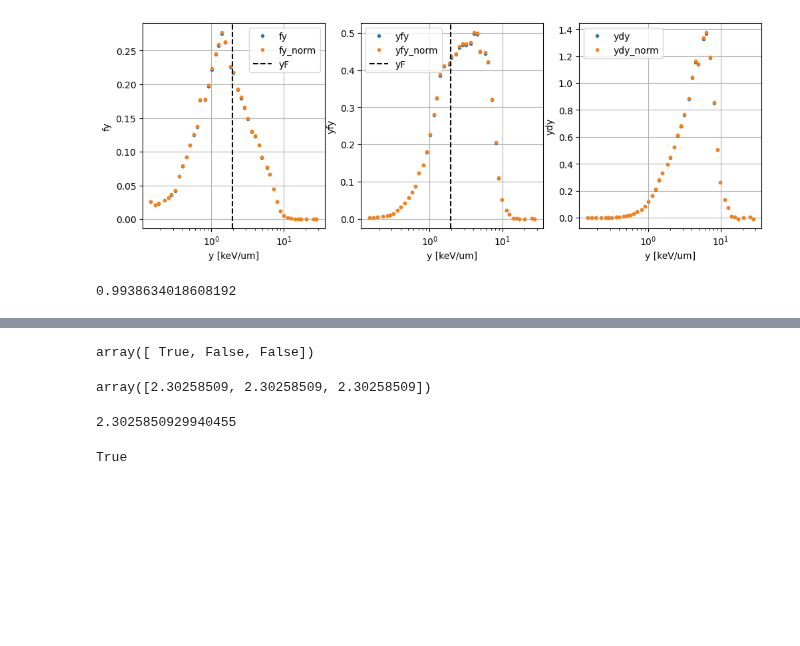
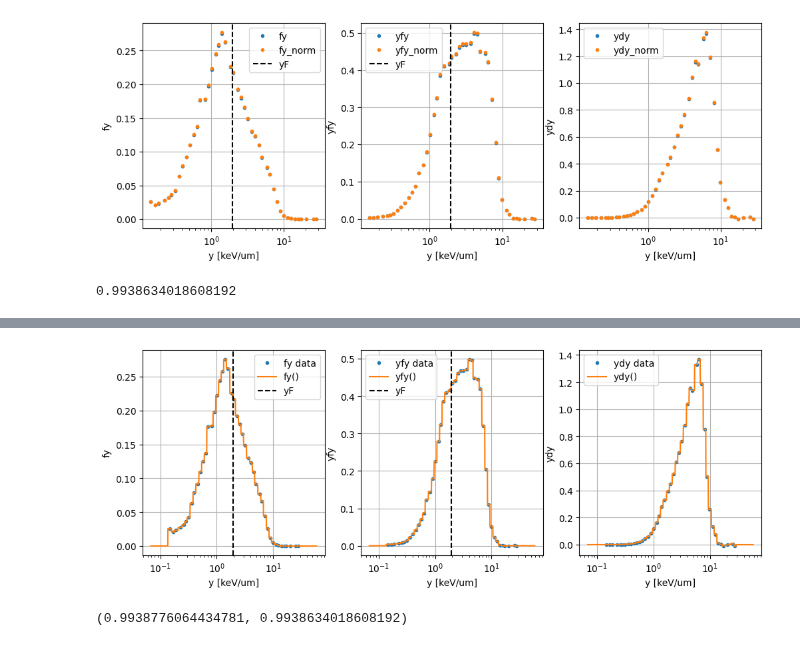
Before and after one commit to grzanka/microdosimetric_spectra_folding, a Jupyter notebook: notebooks/0.1-validation-folding.ipynb, the cells around one changed output, grey strips where cells are left out. Saved outputs shown, nothing was run; the diff lists cells and outputs as text; code cells hidden in the pictures; blank space fills up the shorter version.

```diff
--- a/notebooks/0.1-validation-folding.ipynb
+++ b/notebooks/0.1-validation-folding.ipynb
@@ -123,16 +117,27 @@ s.binning_type
-# %%
-np.diff(np.log(s.bin_centers)) == np.log(s.bin_centers[1]) - np.log(s.bin_centers[0])
-# %% [output]
-array([ True, False, False])
-# %%
-np.diff(np.log(s.bin_centers))
-# %% [output]
-array([2.30258509, 2.30258509, 2.30258509])
-# %%
-np.log(s.bin_centers[1]) - np.log(s.bin_centers[0])
-# %% [output]
-2.3025850929940455
-# %%
-np.allclose(np.diff(np.log(s.bin_centers)), np.log(s.bin_centers[1]) - np.log(s.bin_centers[0]))
-# %% [output]
-True
+# %%
+xvalues = np.geomspace(start=spectrum.bin_edges[0]/2, stop=spectrum.bin_edges[-1]*2, num=1000)
+values_fy = spectrum.bin_values(xvalues, spectrum_value_type=SpectrumValueType.fy)
+values_yfy = spectrum.bin_values(xvalues, spectrum_value_type=SpectrumValueType.yfy)
+values_ydy = spectrum.bin_values(xvalues, spectrum_value_type=SpectrumValueType.ydy)
+# %%
+fig, ax = plt.subplots(nrows=1, ncols=3, figsize=(12, 4))
+ax[0].plot(spectrum.y, spectrum.fy, '.', label='fy data')
+ax[0].plot(xvalues, values_fy, label='fy()')
+ax[0].axvline(spectrum.yF, color='k', linestyle='--', label='yF')
+ax[0].set_ylabel('fy')
+ax[1].plot(spectrum.y, spectrum.yfy, '.', label='yfy data')
+ax[1].plot(xvalues, values_yfy, label='yfy()')
+ax[1].axvline(spectrum.yF, color='k', linestyle='--', label='yF')
+ax[1].set_ylabel('yfy')
+ax[2].plot(spectrum.y, spectrum.ydy, '.', label='ydy data')
+ax[2].plot(xvalues, values_ydy, label='ydy()')
+ax[2].set_ylabel('ydy')
+for a in ax:
+    a.set_xscale('log')
+    #a.set_yscale('log')
+    a.grid()
+    a.set_xlabel('y [keV/um]')
+    a.legend()
+    #a.set_xlim(0, 20)
+# %% [output]
+[figure, added]
@@ -138,0 +151,4 @@ True
+# %%
+f_norm(spectrum), spectrum.norm
+# %% [output]
+(0.9938776064434781, 0.9938634018608192)
```
Also changed, not shown: parts of 5 cells of this notebook, 5 other files.
